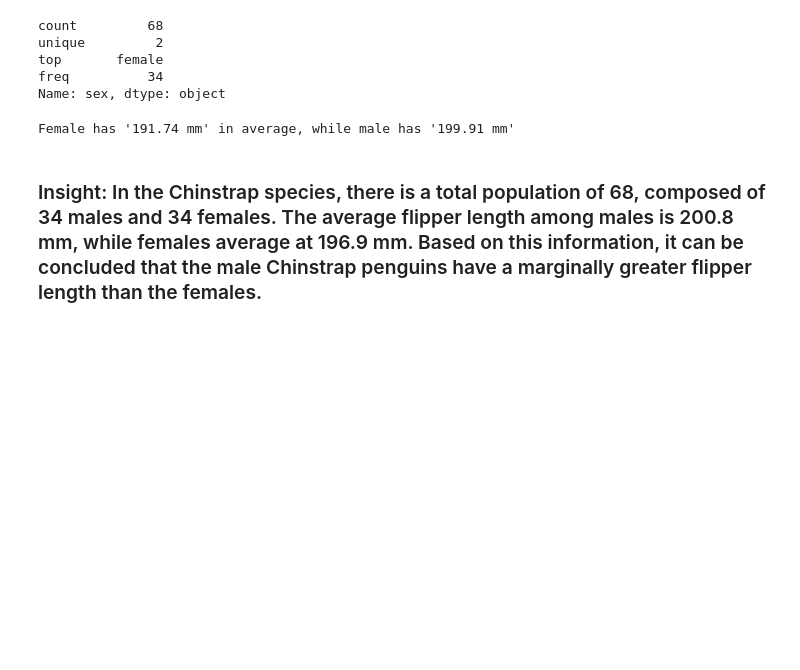
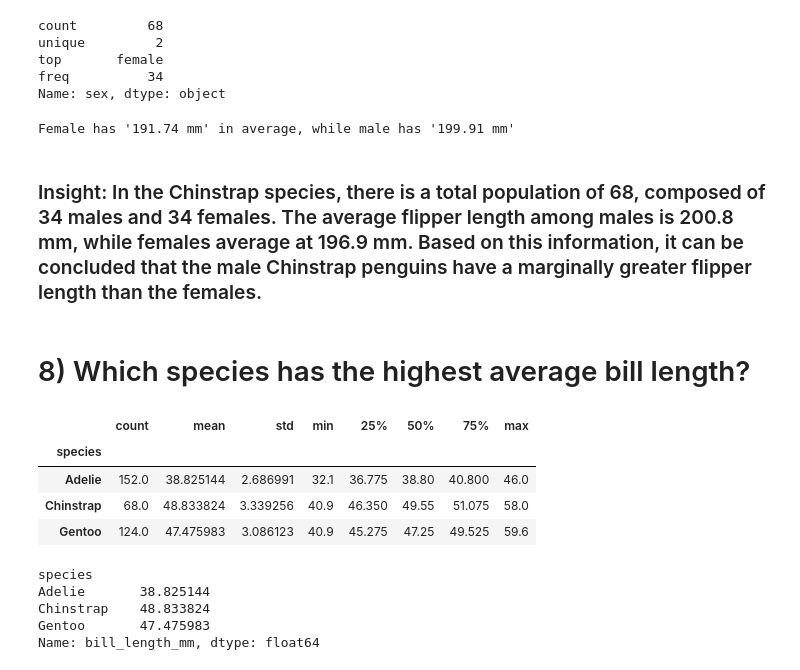
Before and after one commit to CoedydelaCruz/ELEC303-DataAnalytics, a Jupyter notebook: ACTIVITY1.ipynb, the cells around one changed output. Cells and saved outputs as stored; diff of their text form; code cells hidden in the pictures; blank space fills up the shorter version.

```diff
--- a/ACTIVITY1.ipynb
+++ b/ACTIVITY1.ipynb
@@ -397,3 +400,22 @@ Female has '191.74 mm' in average, while male has '199.91 mm'
 <h3>Insight: In the Chinstrap species, there is a total population of 68, composed of 34 males and 34 females.
 The average flipper length among males is 200.8 mm, while females average at 196.9 mm.
 Based on this information, it can be concluded that the male Chinstrap penguins have a marginally greater flipper length than the females.</h3>
+# %% [markdown]
+<h1>8) Which species has the highest average bill length?</h1>
+# %%
+penguins.groupby('species')['bill_length_mm'].describe()
+# %% [output]
+|  | count | mean | std | min | 25% | 50% | 75% | max |
+| species |  |  |  |  |  |  |  |  |
+| Adelie | 152.0 | 38.825144 | 2.686991 | 32.1 | 36.775 | 38.80 | 40.800 | 46.0 |
+| Chinstrap | 68.0 | 48.833824 | 3.339256 | 40.9 | 46.350 | 49.55 | 51.075 | 58.0 |
+| Gentoo | 124.0 | 47.475983 | 3.086123 | 40.9 | 45.275 | 47.25 | 49.525 | 59.6 |
+# %%
+avg_bill = penguins.groupby('species')['bill_length_mm'].mean()
+avg_bill
+# %% [output]
+species
+Adelie       38.825144
+Chinstrap    48.833824
+Gentoo       47.475983
+Name: bill_length_mm, dtype: float64
```
Also changed, not shown: parts of 18 cells of this notebook.
